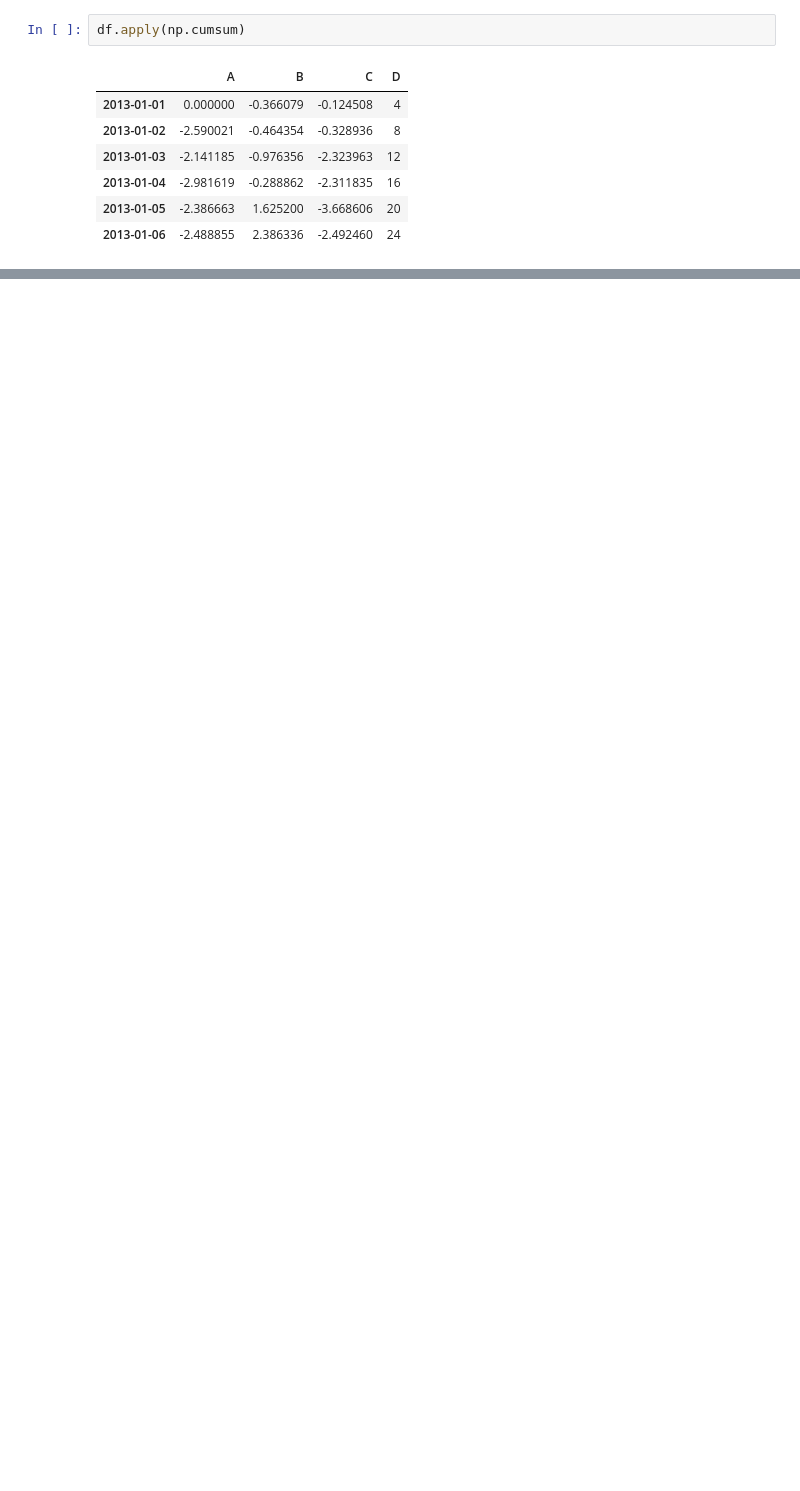
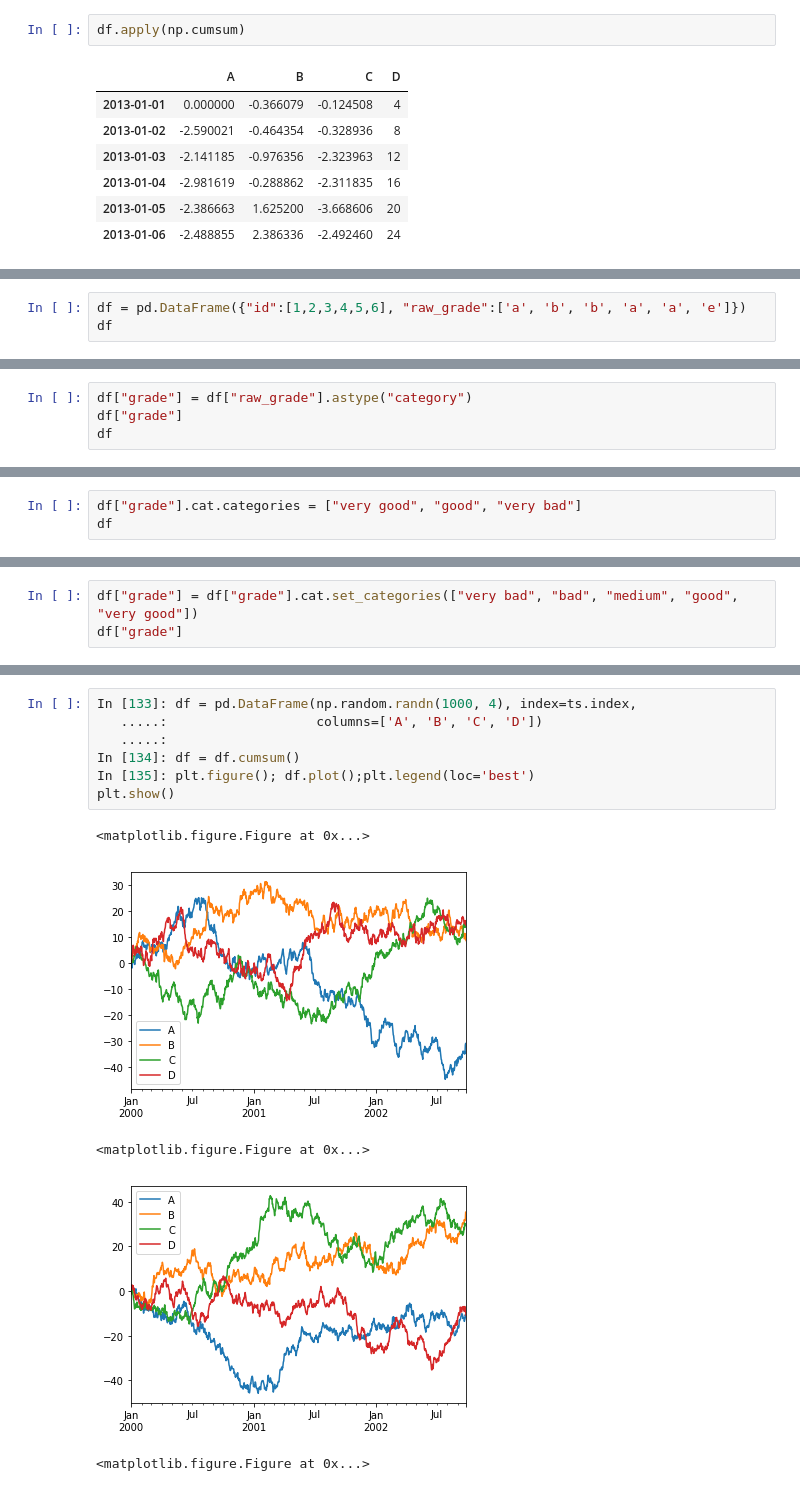
Before and after one commit to abeltowne/Machine-DeeP-Learning, a Jupyter notebook: pandas.ipynb, the cells around one changed output, grey strips where cells are left out. Drawn from its saved outputs; the diff is of its cells as text; blank space fills up the shorter version.

```diff
--- a/pandas.ipynb
+++ b/pandas.ipynb
@@ -322,0 +625,3 @@ df.apply(np.cumsum)
+# %%
+df = pd.DataFrame({"id":[1,2,3,4,5,6], "raw_grade":['a', 'b', 'b', 'a', 'a', 'e']})
+df
@@ -322,0 +636,4 @@ df.apply(np.cumsum)
+# %%
+df["grade"] = df["raw_grade"].astype("category")
+df["grade"]
+df
@@ -322,0 +648,3 @@ df.apply(np.cumsum)
+# %%
+df["grade"].cat.categories = ["very good", "good", "very bad"]
+df
@@ -322,0 +659,3 @@ df.apply(np.cumsum)
+# %%
+df["grade"] = df["grade"].cat.set_categories(["very bad", "bad", "medium", "good", "very good"])
+df["grade"]
@@ -322,0 +700,13 @@ df.apply(np.cumsum)
+# %%
+In [133]: df = pd.DataFrame(np.random.randn(1000, 4), index=ts.index,
+   .....:                   columns=['A', 'B', 'C', 'D'])
+   .....:
+In [134]: df = df.cumsum()
+In [135]: plt.figure(); df.plot();plt.legend(loc='best')
+plt.show()
+# %% [output]
+<matplotlib.figure.Figure at 0x...>
+[figure, added]
+<matplotlib.figure.Figure at 0x...>
+[figure, added]
+<matplotlib.figure.Figure at 0x...>
```
Also changed, not shown: parts of 43 cells of this notebook, 3 other files.
